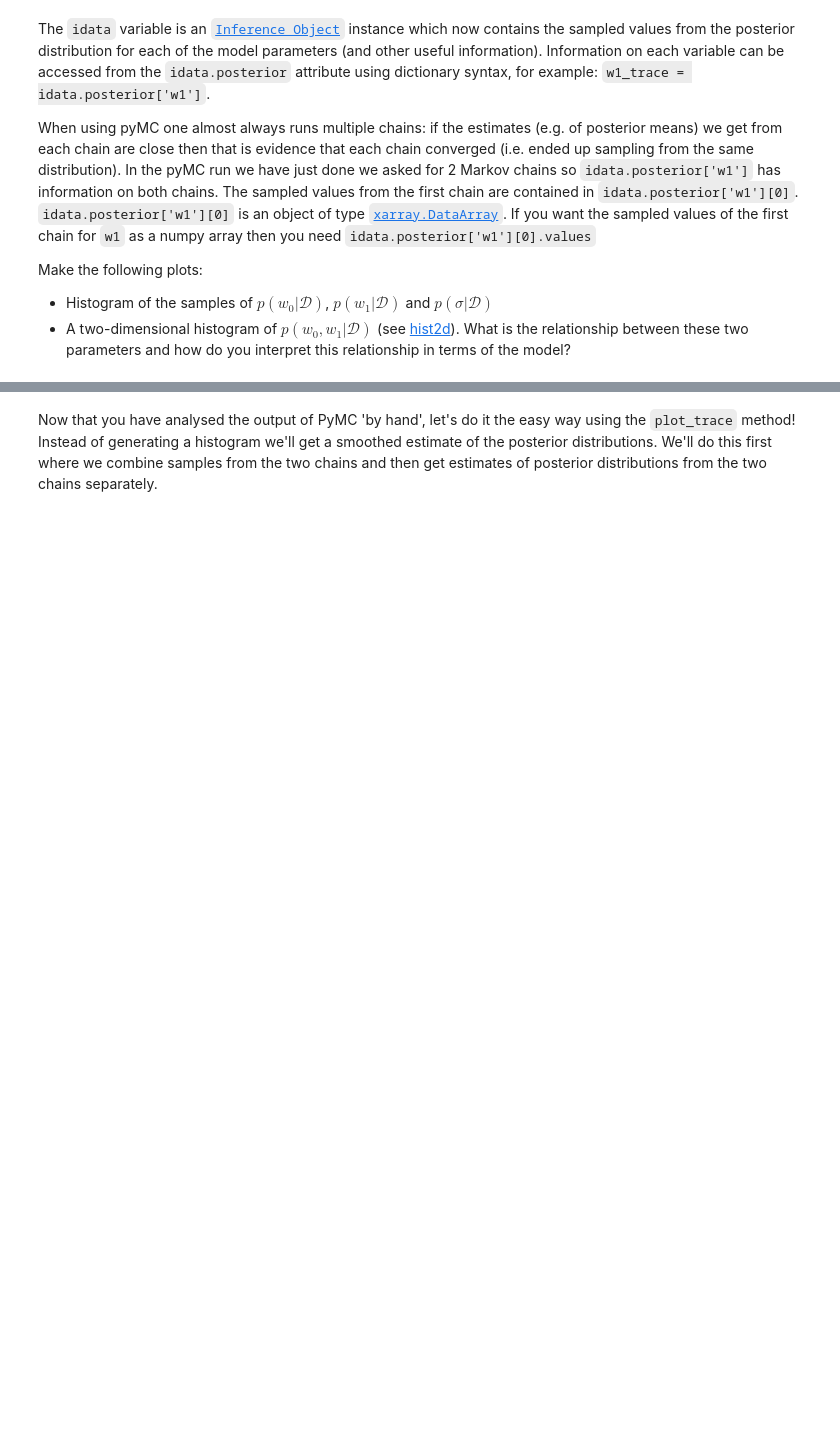
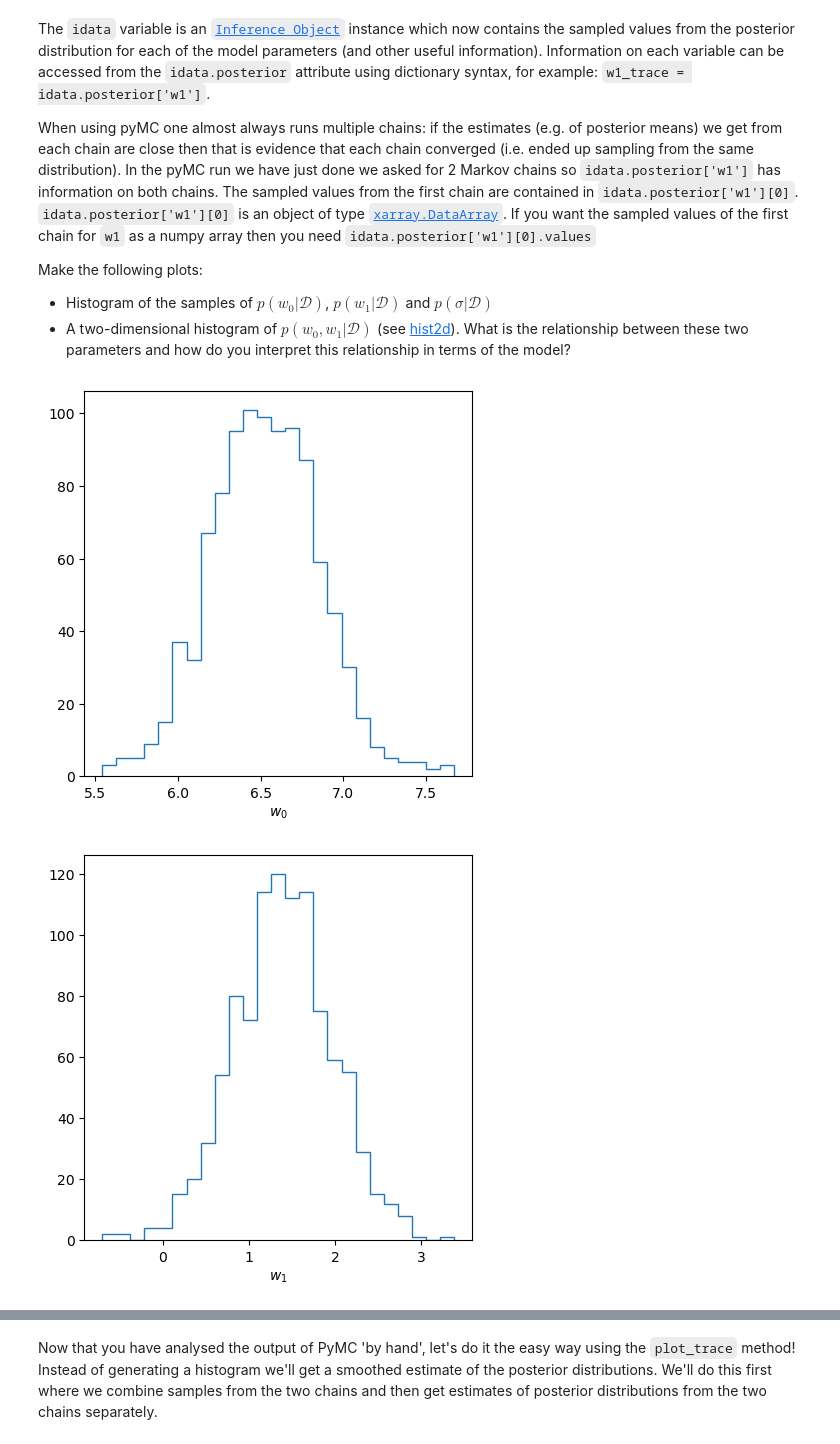
Before and after one commit to Macieeej/MachineLearning2023, a Jupyter notebook: lab3/lab3-Bayesian_Networks_MCMC_PyMC3.ipynb, the cells around one changed output, grey strips where cells are left out. Saved outputs shown, nothing was run; the diff lists cells and outputs as text; code cells hidden in the pictures; blank space fills up the shorter version.

```diff
--- a/lab3/lab3-Bayesian_Networks_MCMC_PyMC3.ipynb
+++ b/lab3/lab3-Bayesian_Networks_MCMC_PyMC3.ipynb
@@ -444,0 +359,27 @@ Make the following plots:
+# %%
+plt.figure(figsize=(5, 5))
+plt.hist(idata.posterior['w0'][0], 25, histtype='step')
+plt.xlabel('$w_0$')
+plt.show()
+
+
+plt.figure(figsize=(5, 5))
+plt.hist(idata.posterior['w1'][0], 25, histtype='step')
+plt.xlabel('$w_1$')
+plt.show()
+
+
+plt.figure(figsize=(5, 5))
+plt.hist(idata.posterior['sigma'][0], 25, histtype='step')
+plt.xlabel('$\sigma$')
+plt.show()
+
+
+plt.figure(figsize=(5, 5))
+plt.hist2d(idata.posterior['w0'][0], idata.posterior['w1'][0], 25)
+plt.xlabel('$w_0$')
+plt.ylabel('$w_1$')
+plt.show()
+# %% [output]
+[figure, added]
+[figure, added]
```
Also changed, not shown: parts of 11 cells of this notebook, 1 other file.
